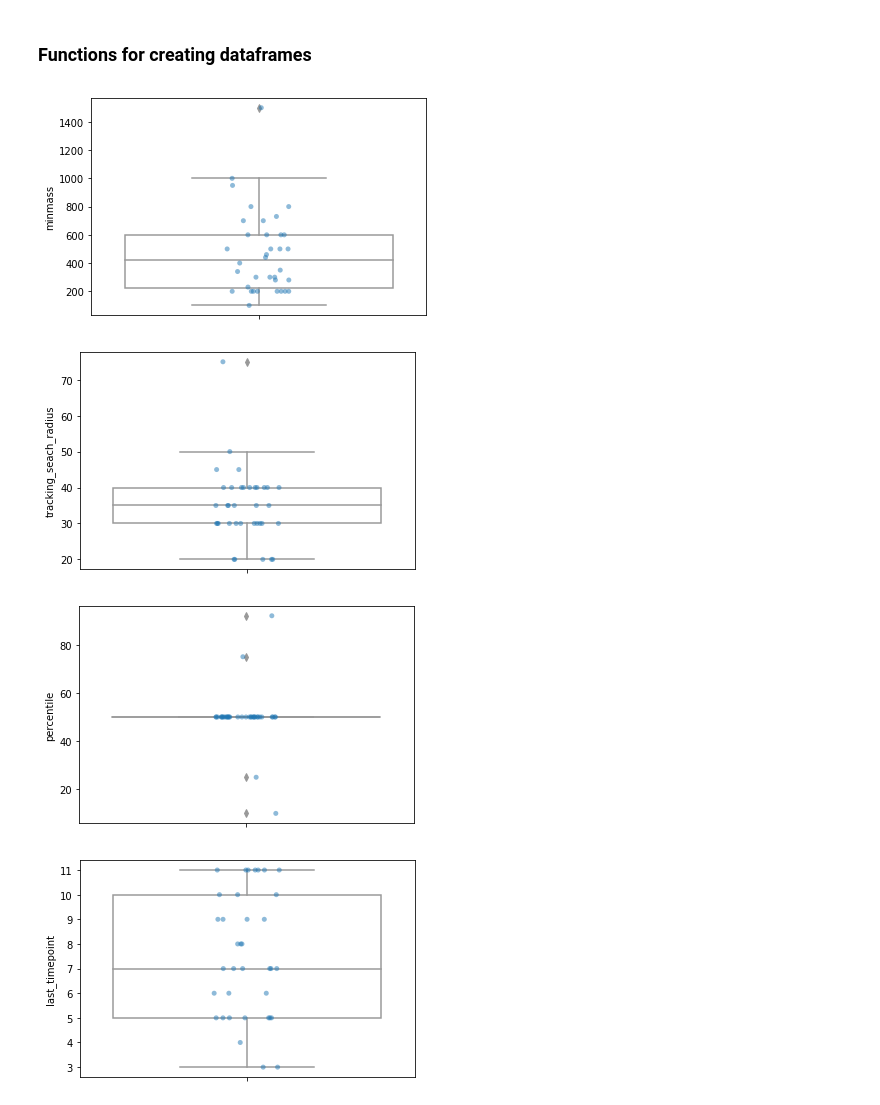
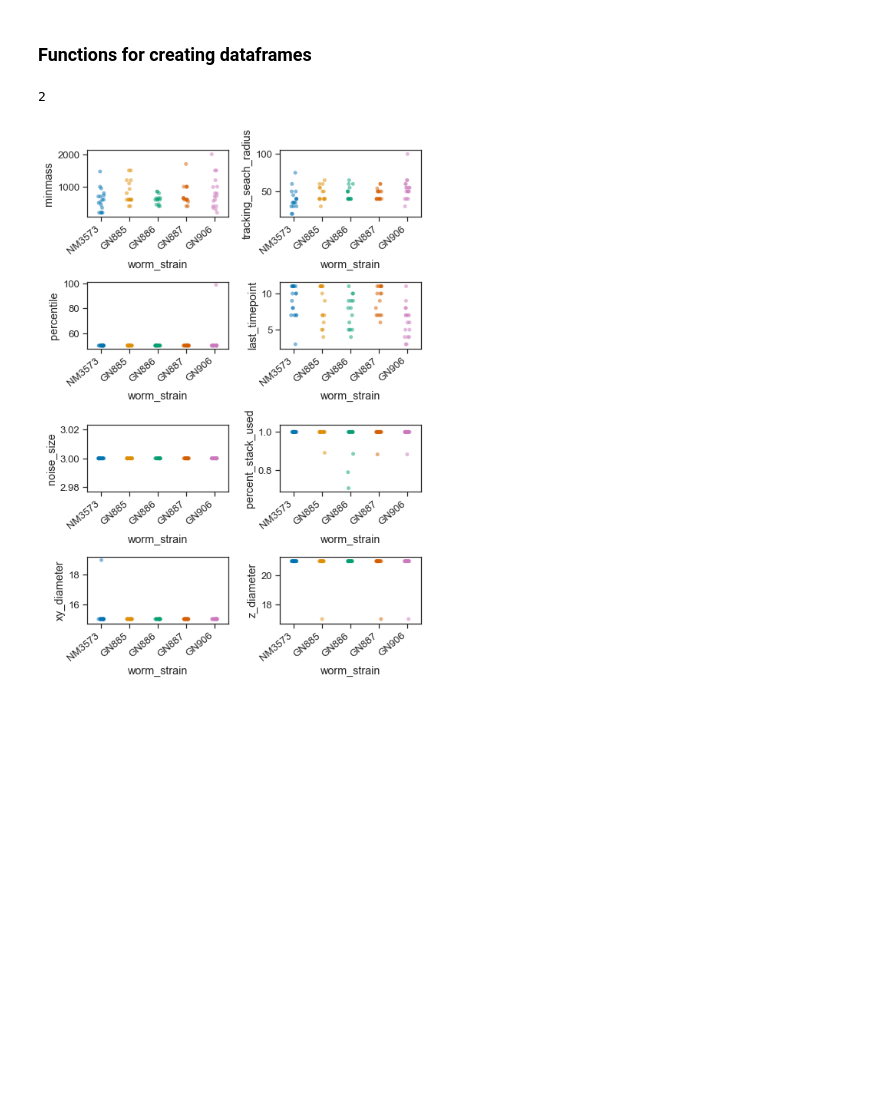
Before and after one commit to anekimken/SSN_ImageAnalysis, a Jupyter notebook: Notebooks/Parameter choices for successful trials.ipynb, the cells around one changed output. Cells and saved outputs as stored; diff of their text form; code cells hidden in the pictures; blank space fills up the shorter version.

Commit message:
Touch test analysis and plotting
Also formatted figure showing parameter choices

```diff
--- a/Notebooks/Parameter choices for successful trials.ipynb
+++ b/Notebooks/Parameter choices for successful trials.ipynb
@@ -26,6 +26,10 @@ def construct_python_tuple(self, node):
 
 yaml.add_constructor(u'tag:yaml.org,2002:python/tuple',
                      construct_python_tuple, Loader=yaml.SafeLoader)
+
+sns.set(font_scale=1.2)
+sns.set_style('ticks')
+sns.set_palette('colorblind')
 # %% [markdown]
 ### Functions for creating dataframes
 # %%
@@ -51,11 +55,13 @@ def get_all_analysis_params(metadata_df):
         experiment_id = row['Experiment_id']
         metadata = metadata_df.loc[metadata_df['Experiment_id'] == experiment_id]
 
+
         param_hist_file = pathlib.Path(analyzed_data_dir, experiment_id, 'trackpyBatchParams.yaml')
         with open(param_hist_file, 'r') as yamlfile:
             param_set = yaml.safe_load(yamlfile)
             param_set_series = pd.Series(param_set)
             param_set_series.loc['stack_height'] = metadata['stack_height'].values[0]
+            param_set_series.loc['worm_strain'] = metadata['worm_strain'].values[0]
             param_set_series.name = experiment_id
 #             display(param_set_series)
 
@@ -65,22 +71,42 @@ def get_all_analysis_params(metadata_df):
 def calc_percent_stack_used(row):
     '''Calculates the percentage of stack slices used'''
     return (row['top_slice'] - row['bottom_slice']) / row['stack_height']
+
+def get_xy_diameter(row):
+    '''Splits off the xy component of diameter param'''
+    return row['diameter'][1]
+
+def get_z_diameter(row):
+    '''Splits off the z component of diameter param'''
+    return row['diameter'][0]
 # %%
 metadata_df = get_experiment_df(analyzed_data_dir)
 successful_trials = metadata_df.loc[(metadata_df['analysis_status'] == 'Strain calculated')]
+successful_trials = successful_trials.loc[successful_trials['actuator_center'].notnull()]
 param_df = get_all_analysis_params(successful_trials)
 param_df['percent_stack_used'] = param_df.apply(lambda row: calc_percent_stack_used(row), axis=1)
+param_df['xy_diameter'] = param_df.apply(lambda row: get_xy_diameter(row), axis=1)
+param_df['z_diameter'] = param_df.apply(lambda row: get_z_diameter(row), axis=1)
+# %%
+int(5/2)
+# %% [output]
+2
 # %%
-columns_to_plot = ['minmass', 'tracking_seach_radius', 'percentile', 'last_timepoint', 'noise_size','percent_stack_used']
+columns_to_plot = ['minmass', 'tracking_seach_radius', 'percentile', 'last_timepoint', 'noise_size','percent_stack_used', 'xy_diameter', 'z_diameter']
 
-axes = {}
-figs = {}
-for col in columns_to_plot:
-    figs[col], axes[col] = plt.subplots()
-    sns.stripplot(y=col, data=param_df,ax=axes[col], jitter=True,  alpha=0.5)
-    sns.boxplot(y=col, data=param_df, ax=axes[col], color='white')
+# axes = {}
+# figs = {}
+fig, axes = plt.subplots(nrows=int(np.ceil(len(columns_to_plot)/ 2)), ncols=2,
+                        figsize=(7, 10), constrained_layout=True)
+
+for col, index in zip(columns_to_plot, range(0, len(columns_to_plot))):
+    sns.stripplot(x='worm_strain', y=col, data=param_df,ax=axes[int(index/2), index%2],
+                  hue='worm_strain', jitter=True,  alpha=0.5)
+#     sns.boxplot(y=col, data=param_df, ax=axes[col], color='white')
+    axes[int(index/2), index%2].legend().remove()
+    xlabels = axes[int(index/2), index%2].get_xticklabels()
+    axes[int(index/2), index%2].set_xticklabels(xlabels, rotation=40, ha='right')
+
+fig.savefig('/Users/adam/Documents/SenseOfTouchResearch/SSN_AnalyzedData/PreliminaryPlots/track_params.eps')
 # %% [output]
-[figure, old version]
+[figure, new version]
-[figure, removed]
-[figure, removed]
-[figure, removed]
```
Also changed, not shown: parts of 1 cell of this notebook, 2 other files.
